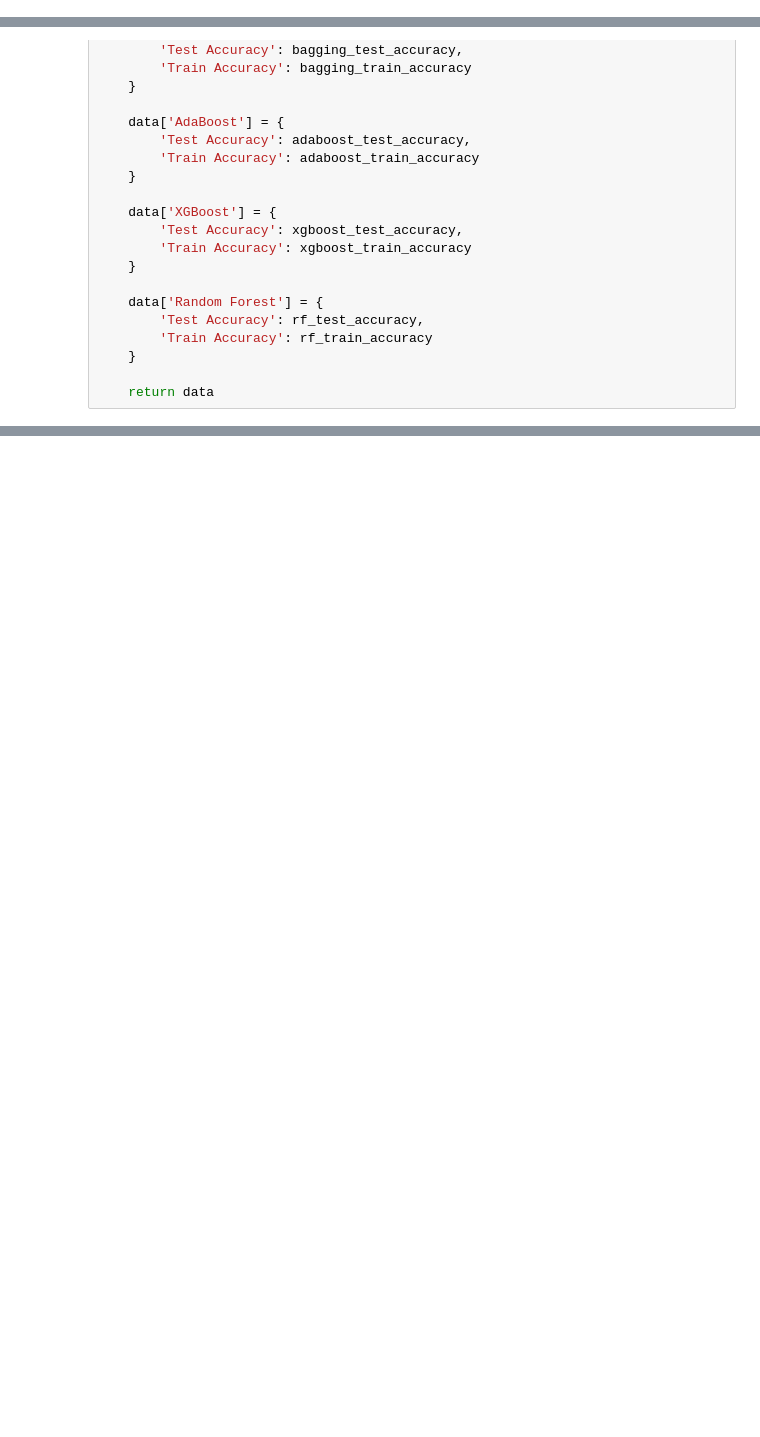
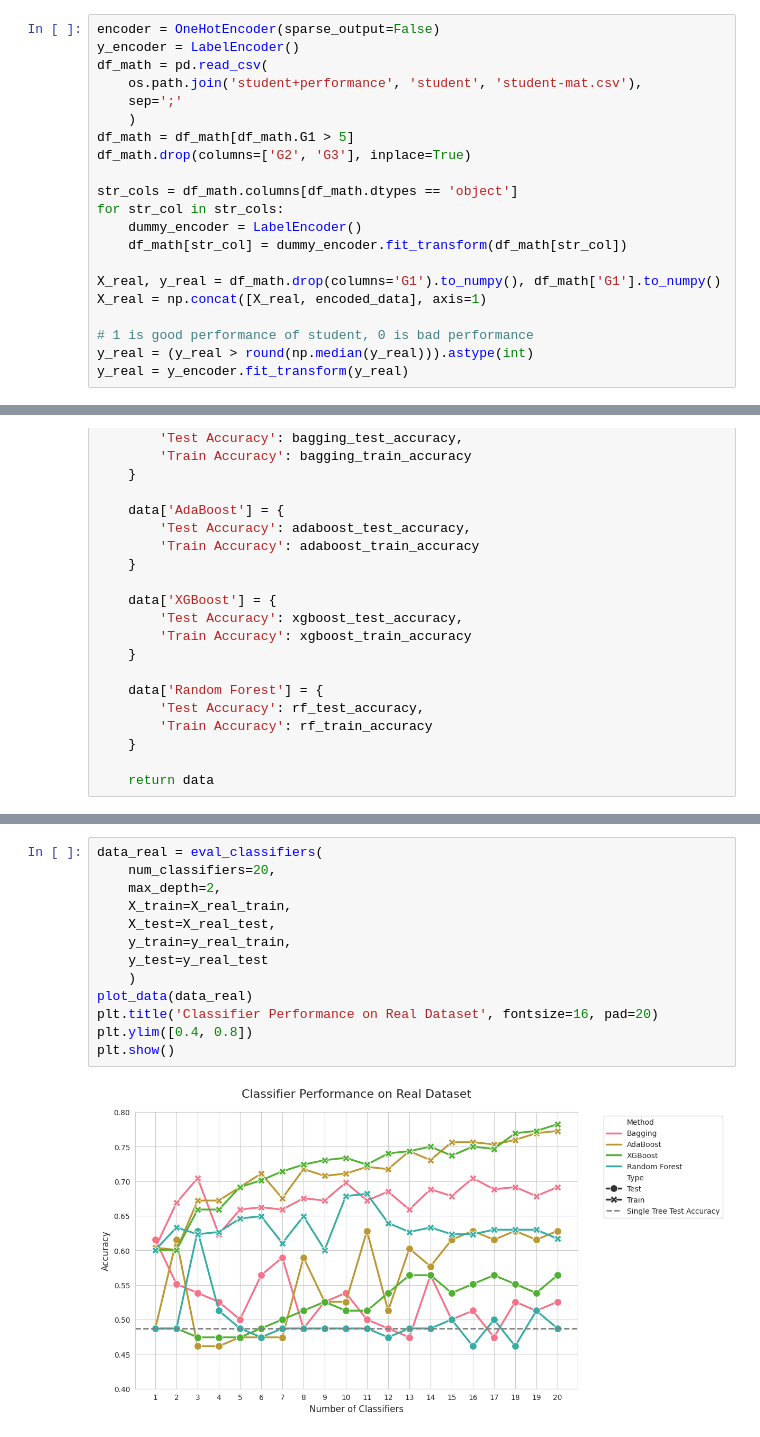
Before and after one commit to dawidsroczyk/advanced_ml_labs, a Jupyter notebook: task_8_9/main.ipynb, the cells around one changed output, grey strips where cells are left out. Cells and saved outputs as stored; diff of their text form; blank space fills up the shorter version.

```diff
--- a/task_8_9/main.ipynb
+++ b/task_8_9/main.ipynb
@@ -104,6 +104,27 @@ X_real = np.concat([X_real, encoded_data], axis=1)
 # 1 is good performance of student, 0 is bad performance
 y_real = (y_real > round(np.median(y_real))).astype(int)
 y_real = y_encoder.fit_transform(y_real)
+# %%
+encoder = OneHotEncoder(sparse_output=False)
+y_encoder = LabelEncoder()
+df_math = pd.read_csv(
+    os.path.join('student+performance', 'student', 'student-mat.csv'),
+    sep=';'
+    )
+df_math = df_math[df_math.G1 > 5]
+df_math.drop(columns=['G2', 'G3'], inplace=True)
+
+str_cols = df_math.columns[df_math.dtypes == 'object']
+for str_col in str_cols:
+    dummy_encoder = LabelEncoder()
+    df_math[str_col] = dummy_encoder.fit_transform(df_math[str_col])
+
+X_real, y_real = df_math.drop(columns='G1').to_numpy(), df_math['G1'].to_numpy()
+X_real = np.concat([X_real, encoded_data], axis=1)
+
+# 1 is good performance of student, 0 is bad performance
+y_real = (y_real > round(np.median(y_real))).astype(int)
+y_real = y_encoder.fit_transform(y_real)
 # %%
 X_real_train, X_real_test, y_real_train, y_real_test = train_test_split(X_real, y_real, train_size=0.8)
 # %%
@@ -271,0 +279,15 @@ plt.show()
+# %%
+data_real = eval_classifiers(
+    num_classifiers=20,
+    max_depth=2,
+    X_train=X_real_train,
+    X_test=X_real_test,
+    y_train=y_real_train,
+    y_test=y_real_test
+    )
+plot_data(data_real)
+plt.title('Classifier Performance on Real Dataset', fontsize=16, pad=20)
+plt.ylim([0.4, 0.8])
+plt.show()
+# %% [output]
+[figure, new version]
```
Also changed, not shown: parts of 3 cells of this notebook.
